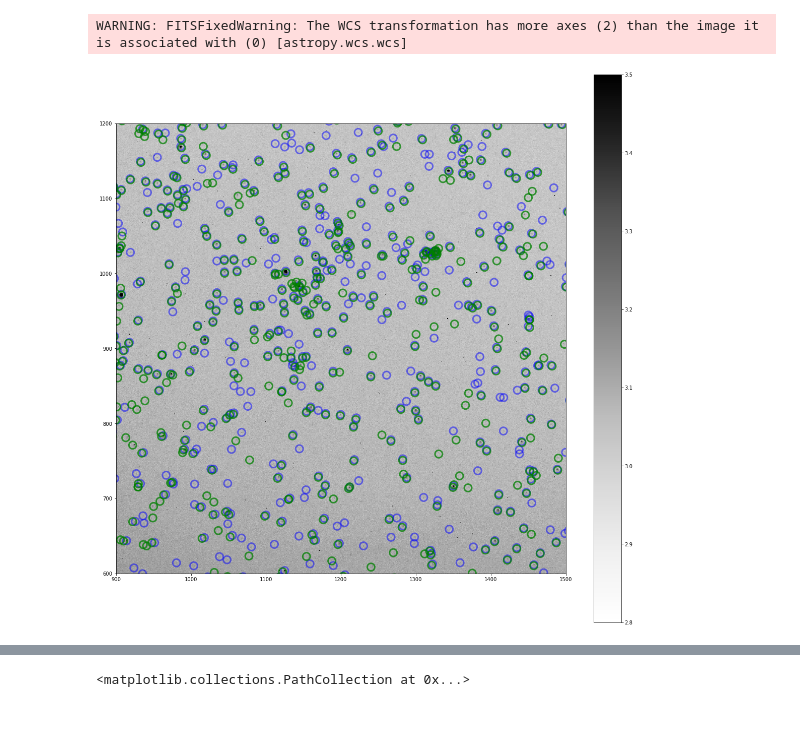
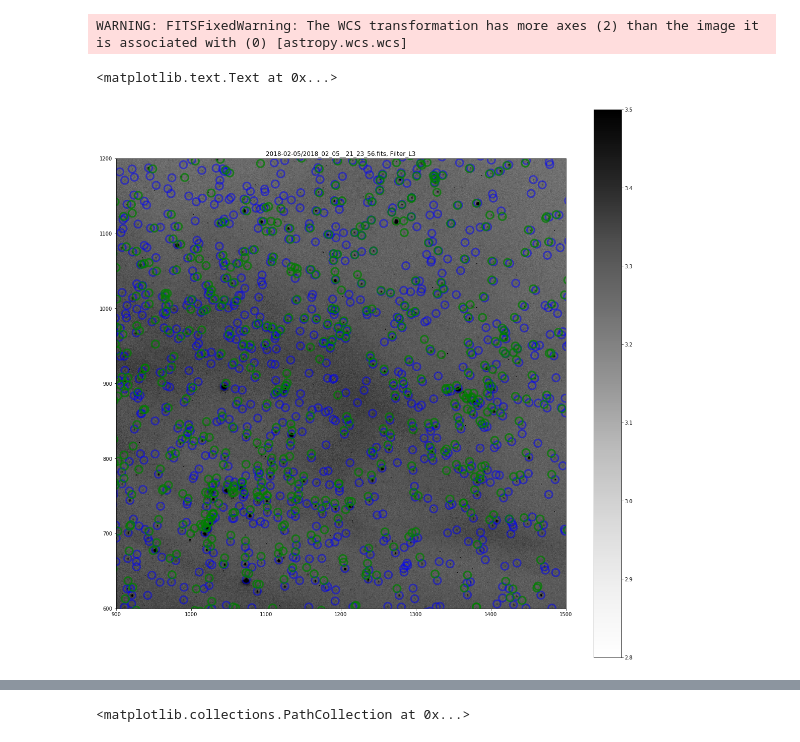
Before and after one commit to lsst/all_sky_phot, a Jupyter notebook: data/az_camera/try_g_band.ipynb, the cells around one changed output, grey strips where cells are left out. Cells and saved outputs as stored; diff of their text form; code cells hidden in the pictures.

```diff
--- a/data/az_camera/try_g_band.ipynb
+++ b/data/az_camera/try_g_band.ipynb
@@ -32,7 +32,9 @@ initial_wcs = rough_wcs.wcs
 WARNING: FITSFixedWarning: The WCS transformation has more axes (2) than the image it is associated with (0) [astropy.wcs.wcs]
 # %%
 # load up a g image
-filename = '2018-02-05/2018_02_05__20_10_26.fits'
+#filename = '2018-02-05/2018_02_05__20_10_26.fits'
+#filename = '2018-02-05/2018_02_05__20_10_26.fits'
+filename = '2018-02-05/2018_02_05__21_23_56.fits'
 hdul = fits.open(filename)
 image = hdul[0].data.copy()
 header = hdul[0].header.copy()
@@ -49,7 +51,7 @@ ybc = readYBC()
 # Set photometry paramters
 phot_params = default_phot_params()
 phot_params['dao_fwhm'] = 2.0
-phot_params['dao_thresh'] = 6.
+phot_params['dao_thresh'] = 8.
 phot_table = phot_image(image, phot_params=phot_params)
 # %%
 phot_appertures = CircularAperture( (phot_table['xcenter'], phot_table['ycenter']), r=5.)
@@ -68,13 +71,15 @@ apertures = CircularAperture( (x_expected, y_expected), r=5.)
 # %%
 plt.figure(figsize=[20,20])
 plt.imshow(np.log10(image),  cmap='Greys', origin='lower', vmin=2.8, vmax=3.5)
 plt.colorbar()
 plt.xlim([900, 1500])
 plt.ylim([600,1200])
 # Detected objects in blue
 phot_appertures.plot(color='blue', lw=3, alpha=0.5)
 # Predicted locations in green
 apertures.plot(color='green', lw=3, alpha=0.75)
+plt.title(filename+ ', '+header['filters'])
 # %% [output]
+<matplotlib.text.Text at 0x...>
-[figure, old version]
+[figure, new version]
 # %%
```
Also changed, not shown: parts of 9 cells of this notebook, 1 other file.
